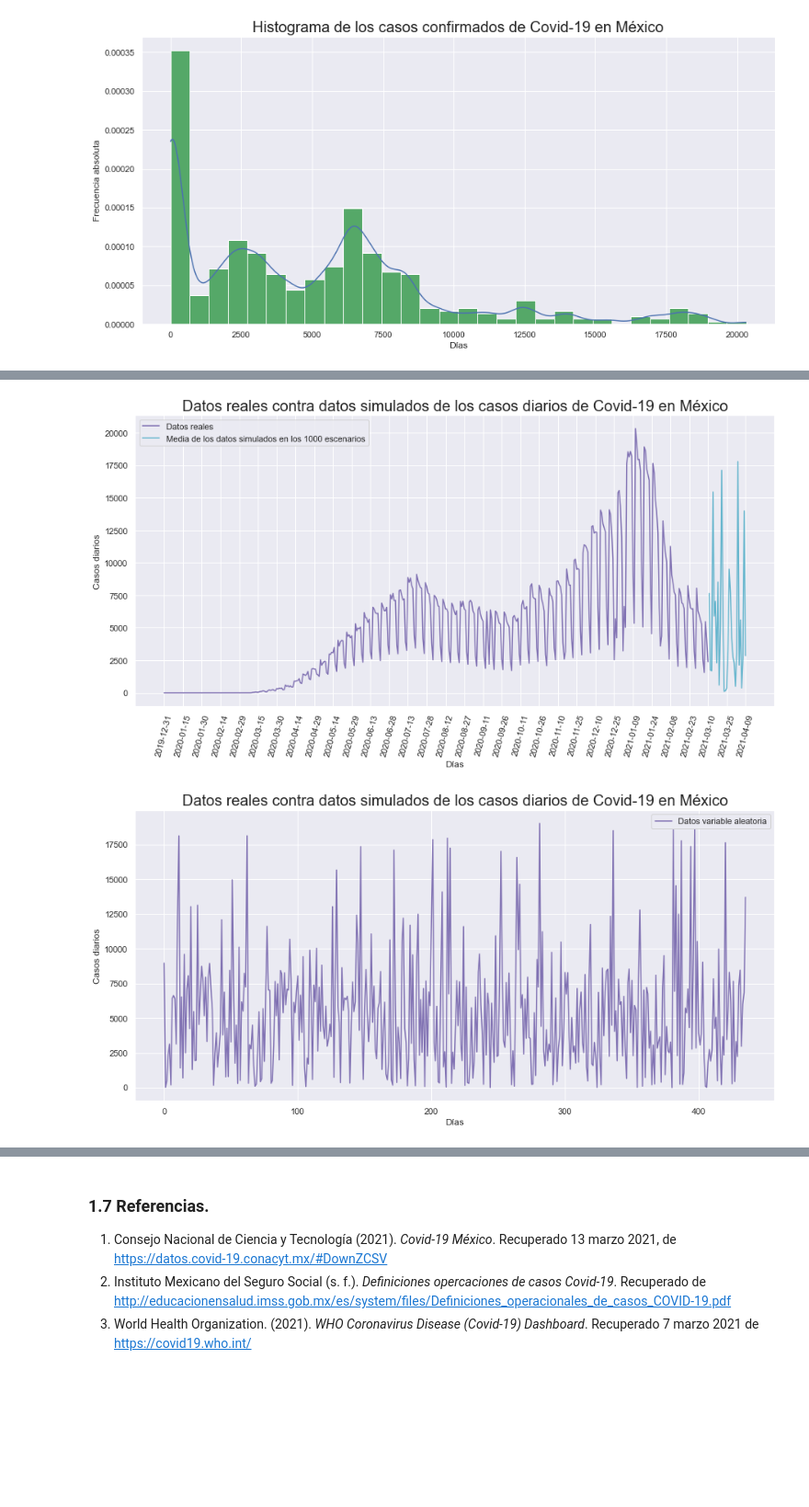
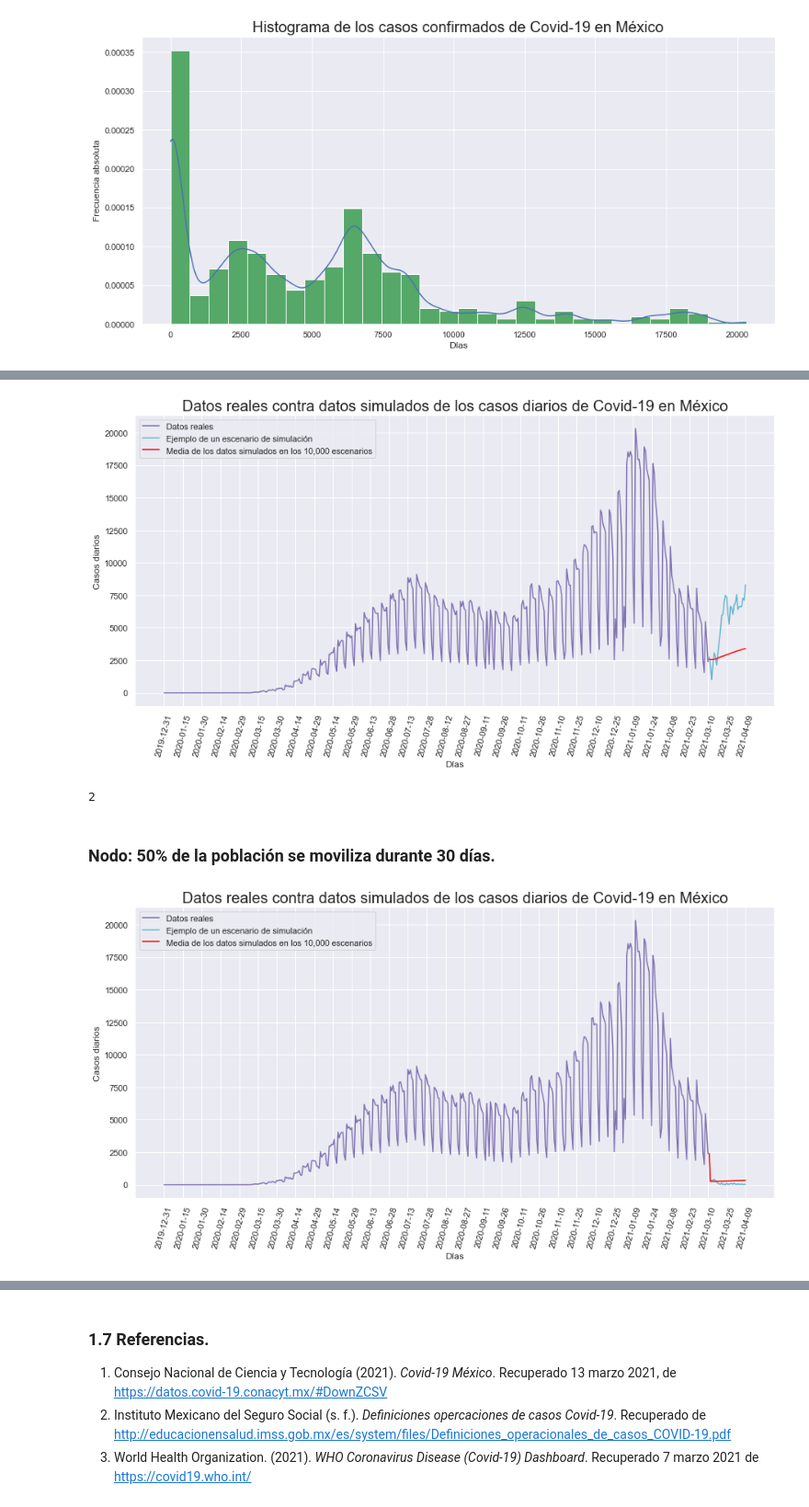
Before and after one commit to Miriam1999/proyecto_modulo1, a Jupyter notebook: ProyectoModulo1_MedellínM_OrtizM.ipynb, the cells around one changed output, grey strips where cells are left out. Shown at 92% size. Cells and saved outputs as stored; diff of their text form; code cells hidden in the pictures; blank space fills up the shorter version.

Commit message:
Actualización 11
Simulación de nodos

```diff
--- a/ProyectoModulo1_MedellínM_OrtizM.ipynb
+++ b/ProyectoModulo1_MedellínM_OrtizM.ipynb
@@ -199,6 +199,7 @@ def Acep_rechazo(R2:'Variables distruidas U~U(0,1)',
     x = [R1[i] for i in range(len(R1)) if condition[i]]
     return x
 # %%
+np.random.seed(4567)
 plt.figure(figsize=[15,7])
 plt.title('Gráfica Aceptación y Rechazo para $f(x)$',fontsize=18)
 xa = np.linspace(0,20315,1000)
@@ -209,7 +210,7 @@ plt.plot(xa,f(xa), label='$f(x)$',lw=5)
 plt.plot(xa,t(xa),label='$t(x)=a$')
 plt.legend(loc="best");
 # Validación del método
-N = 3000 # número de puntos a simular
+N = 10000 # número de puntos a simular
 # Como estoy tomando t(x) constante solo es necesario generar valores aleatorios U~(0,1)
 
 # Método muestreo estratificado (B estratos) para reducción de varianza
@@ -248,0 +250,7 @@ plt.legend(loc='best')
+# %%
+#Se establece un limite para tomar los datos consecutivos de la simulación
+c=x
+c = pd.DataFrame(c)
+dif = abs((c.shift() - c).dropna())
+limite = dif.mean()[0].astype("int")
+limite
@@ -249 +259,16 @@ plt.legend(loc='best')
+# %%
+#Se hace una función que simula 30 días tomando valores de la distribución dentro de los limites establecidos
+np.random.seed(4567)
+V_A = V_A[0:436]
+V_A = np.array(V_A)
+choice = np.random.choice
+def dias_30(dias):
+    l = []
+    k=x[-1]
+    for i in range(dias):
+        z = k+limite
+        y = k-limite
+        k = choice(V_A[(y<V_A) & (V_A<z)])
+        l.append(k)
+    return np.array(l)
 # %%
@@ -272,7 +279,16 @@ simulacion.head(10)
 # %%
+simulacion = pd.DataFrame(confirmados_esperados[1234])
+simulacion.index = pd.to_datetime(simulacion.index, unit = "d", origin = pd.Timestamp(pd.to_datetime(data.index[-1]) +
+                                                                          datetime.timedelta(1)))
+simulacion_media =  pd.DataFrame(confirmados_esperados.mean(axis=0))
+simulacion_media.index = pd.to_datetime(simulacion_media.index, unit = "d", origin = pd.Timestamp(pd.to_datetime(data.index[-1]) +
+                                                                          datetime.timedelta(1)))
+simulacion.index = simulacion.index.astype("str")
+simulacion_media.index = simulacion_media.index.astype("str")
 plt.figure(figsize = (15, 7))
 plt.plot(data_confirmados, color = "m", label = "Datos reales")
-plt.plot(simulacion, color = "c", label = "Media de los datos simulados en los 1000 escenarios")
+plt.plot(simulacion, color = "c", label = "Ejemplo de un escenario de simulación")
+plt.plot(simulacion_media, color = "red", label = "Media de los datos simulados en los 10,000 escenarios")
 plt.xlabel("Días", fontsize = 12)
 plt.ylabel("Casos diarios", fontsize = 12)
 plt.title("Datos reales contra datos simulados de los casos diarios de Covid-19 en México", fontsize = 20)
@@ -280,15 +296,46 @@ plt.xticks(rotation = 75, ticks = np.arange(0, len(data_confirmados) + len(simul
 plt.legend()
 plt.show()
 # %% [output]
-[figure, old version]
+[figure, new version]
+# %%
+def classification(sim,hist):
+    if  hist.min() <= sim < hist.quantile(0.25):
+        cardinalidad = 1
+    elif hist.quantile(0.25) <= sim < hist.median():
+        cardinalidad = 2
+    elif hist.median() <= sim < hist.quantile(0.75):
+        cardinalidad = 3
+    elif hist.quantile(0.75) <= sim <= hist.max():
+        cardinalidad = 4
+    return cardinalidad
+classification(simulacion_media.iloc[-1][0],data_confirmados["Confirmados"])
+# %% [output]
+2
+# %% [markdown]
+### Nodo:  50% de la población se moviliza durante 30 días.
+# %%
+np.random.seed(4567)
+escenarios, dias,r = 10000, 29,0.5
+choice = np.random.choice
+confirmados_esperados = np.array(list(map(lambda x:dias_30(dias)*r,range(escenarios))))
 # %%
+simulacion = pd.DataFrame(confirmados_esperados[555])
+simulacion.index = pd.to_datetime(simulacion.index, unit = "d", origin = pd.Timestamp(pd.to_datetime(data.index[-1]) +
+                                                                          datetime.timedelta(1)))
+simulacion_media =  pd.DataFrame(confirmados_esperados.mean(axis=0))
+simulacion_media.index = pd.to_datetime(simulacion_media.index, unit = "d", origin = pd.Timestamp(pd.to_datetime(data.index[-1]) +
+                                                                          datetime.timedelta(1)))
+simulacion.index = simulacion.index.astype("str")
+simulacion_media.index = simulacion_media.index.astype("str")
 plt.figure(figsize = (15, 7))
-plt.plot(V_A[0:436], color = "m", label = "Datos variable aleatoria")
+plt.plot(data_confirmados, color = "m", label = "Datos reales")
+plt.plot(simulacion, color = "c", label = "Ejemplo de un escenario de simulación")
+plt.plot(simulacion_media, color = "red", label = "Media de los datos simulados en los 10,000 escenarios")
 plt.xlabel("Días", fontsize = 12)
 plt.ylabel("Casos diarios", fontsize = 12)
 plt.title("Datos reales contra datos simulados de los casos diarios de Covid-19 en México", fontsize = 20)
-#plt.xticks(rotation = 75, ticks = np.arange(0, len(data_confirmados) + len(simulacion), 15))
+plt.xticks(rotation = 75, ticks = np.arange(0, len(data_confirmados) + len(simulacion), 15))
 plt.legend()
 plt.show()
 # %% [output]
-[figure, old version]
+[figure, new version]
```
Also changed, not shown: parts of 11 cells of this notebook.
